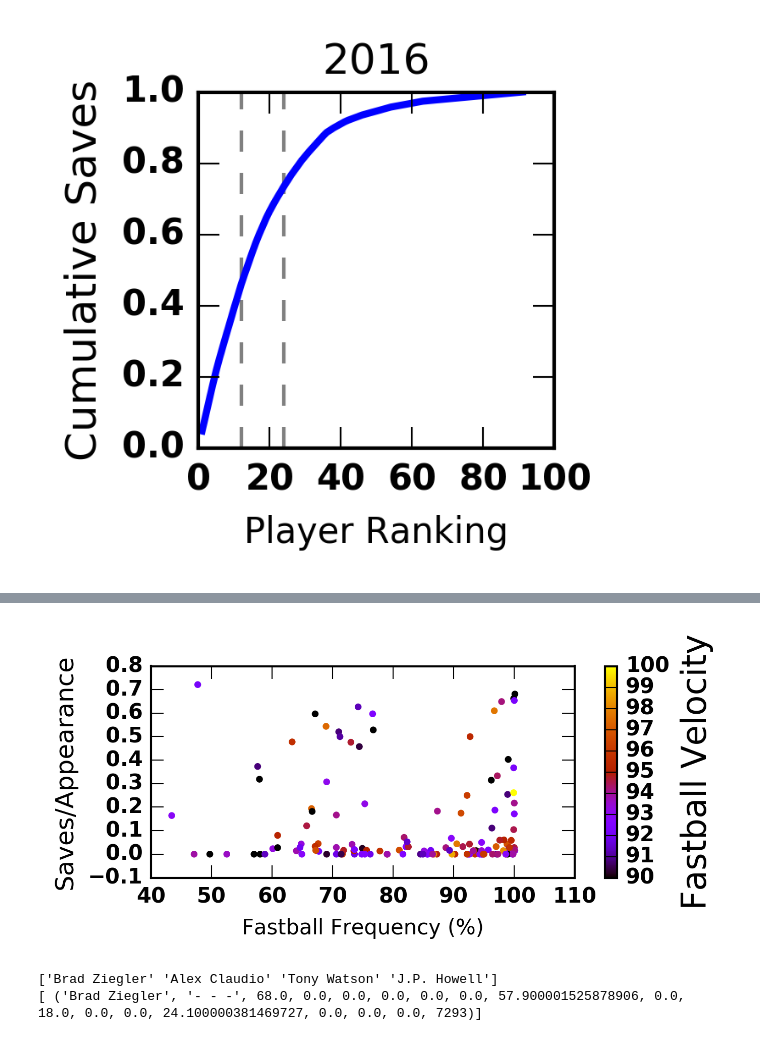
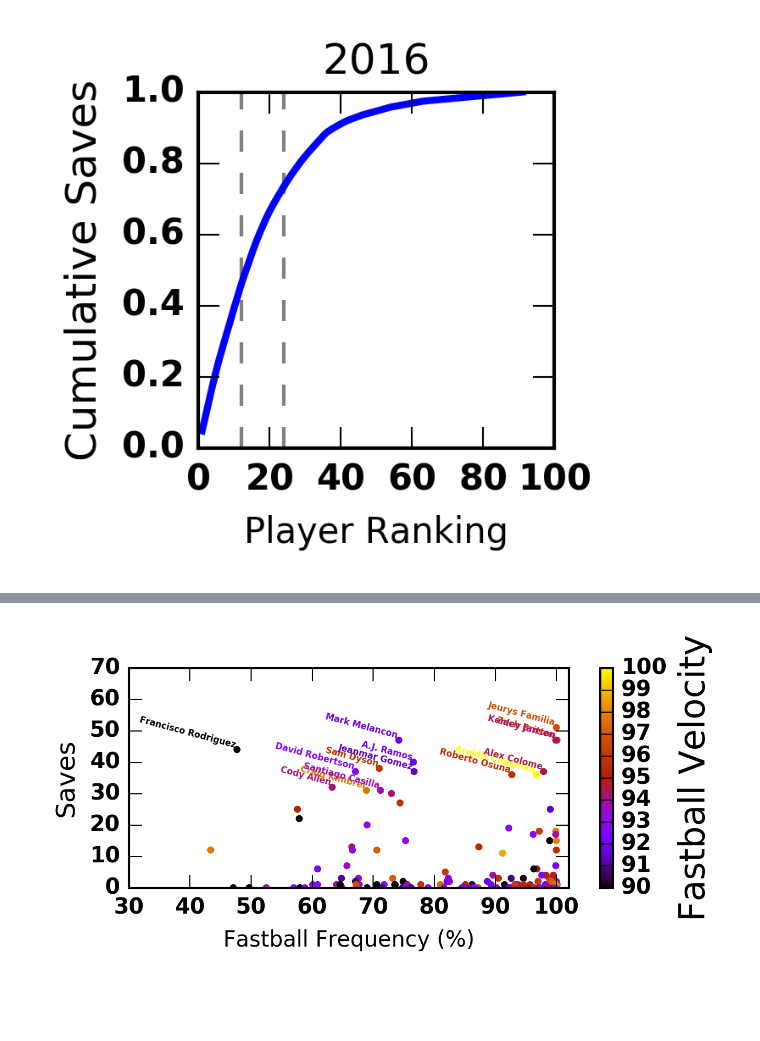
Before and after one commit to fantasy-toolz/2017-MLB-Analysis, a Jupyter notebook: pitching_notebooks/Save-Analysis.ipynb, the cells around one changed output, grey strips where cells are left out. Drawn from its saved outputs; the diff is of its cells as text; code cells hidden in the pictures; blank space fills up the shorter version.

Commit message:
more saves analysis

```diff
--- a/pitching_notebooks/Save-Analysis.ipynb
+++ b/pitching_notebooks/Save-Analysis.ipynb
@@ -132,17 +132,20 @@ for x in range(0,len(PlayerDict['Player'])):
         PlayerDict['TSV'][x] = RelieversPlayers2016['SV'][x]
         # block for velocities
         xx = np.where(RelieversPlayers2016['Name'][x] == RelieversPitches2016['Name'])[0]
+        xv = np.where(RelieversPlayers2016['Name'][x] == RelieversVelo2016['Name'])[0]
         try:
             PlayerDict['fFA'][x] = \
               RelieversPitches2016['FA'][xx] + RelieversPitches2016['FT'][xx] + \
                 RelieversPitches2016['FC'][xx] + RelieversPitches2016['FS'][xx] + \
                 RelieversPitches2016['FO'][xx]
             PlayerDict['vFA'][x] = \
-              np.max([RelieversVelo2016['vFA'][xx],RelieversVelo2016['vFT'][xx],RelieversVelo2016['vFC'][xx],RelieversVelo2016['vFS'][xx],RelieversVelo2016['vFO'][xx]])
+              np.max([RelieversVelo2016['vFA'][xv],RelieversVelo2016['vFT'][xv],\
+                      RelieversVelo2016['vFC'][xv],RelieversVelo2016['vFS'][xv],\
+                      RelieversVelo2016['vFO'][xv]])
             PlayerDict['fSS'][x] = \
               RelieversPitches2016['SI'][xx] + RelieversPitches2016['SL'][xx]
             PlayerDict['vSS'][x] = \
-              np.max([RelieversVelo2016['vSI'][xx],RelieversVelo2016['vSL'][xx]])
+              np.max([RelieversVelo2016['vSI'][xv],RelieversVelo2016['vSL'][xv]])
 
         except:
             PlayerDict['FA'][x] = np.nan
@@ -231,26 +214,27 @@ print(np.max([PlayerDict['vFA'],PlayerDict['vSS']],axis=0))
 # %%
 
 fig = plt.figure(figsize=(4,2))
 
 ax = fig.add_axes([0.15,0.15,0.7,0.7])
 ax2 = fig.add_axes([0.9,0.15,0.02,0.7])
 
 # find valid values and plot
-ax.scatter(PlayerDict['fFA']+PlayerDict['fSS'],PlayerDict['SV'],\
+ax.scatter(PlayerDict['fFA']+PlayerDict['fSS'],PlayerDict['TSV'],\
             color=cm.gnuplot((np.max([PlayerDict['vFA'],PlayerDict['vSS']],axis=0) - 90.)/10.,1.),s=5.)
 
-ax.set_ylabel('Saves/Appearance',size=12)
+ax.set_ylabel('Saves',size=12)
 ax.set_xlabel('Fastball Frequency (%)')
 
+ax.axis([30,102,0,70])
 
 cmap = mpl.cm.gnuplot; norm = mpl.colors.Normalize(vmin=90., vmax=100.)
 cb1 = mpl.colorbar.ColorbarBase(ax2, cmap=cmap,norm=norm)
 cb1.set_label('Fastball Velocity',size=16)
+
+
+for indx in range(0,len(PlayerDict['TSV'])):
+    if (PlayerDict['TSV'][indx] >= 31):
+        ax.text(PlayerDict['fFA'][indx]+PlayerDict['fSS'][indx],\
+                PlayerDict['TSV'][indx],PlayerDict['Player'][indx],size=4,rotation=-15,ha='right',va='bottom',color=cm.gnuplot((np.max([PlayerDict['vFA'][indx],PlayerDict['vSS'][indx]],axis=0) - 90.)/10.,1.))
 # %% [output]
-[figure, old version]
+[figure, new version]
-# %%
-print PlayerDict['Player'][np.where(PlayerDict['vFA']==0.)]
-print RelieversPitches2016[np.where(RelieversPitches2016['Name']=='Brad Ziegler')]
-# %% [output]
-['Brad Ziegler' 'Alex Claudio' 'Tony Watson' 'J.P. Howell']
-[ ('Brad Ziegler', '- - -', 68.0, 0.0, 0.0, 0.0, 0.0, 0.0, 57.900001525878906, 0.0, 18.0, 0.0, 0.0, 24.100000381469727, 0.0, 0.0, 0.0, 7293)]
```
Also changed, not shown: parts of 9 cells of this notebook, 1 other file.
